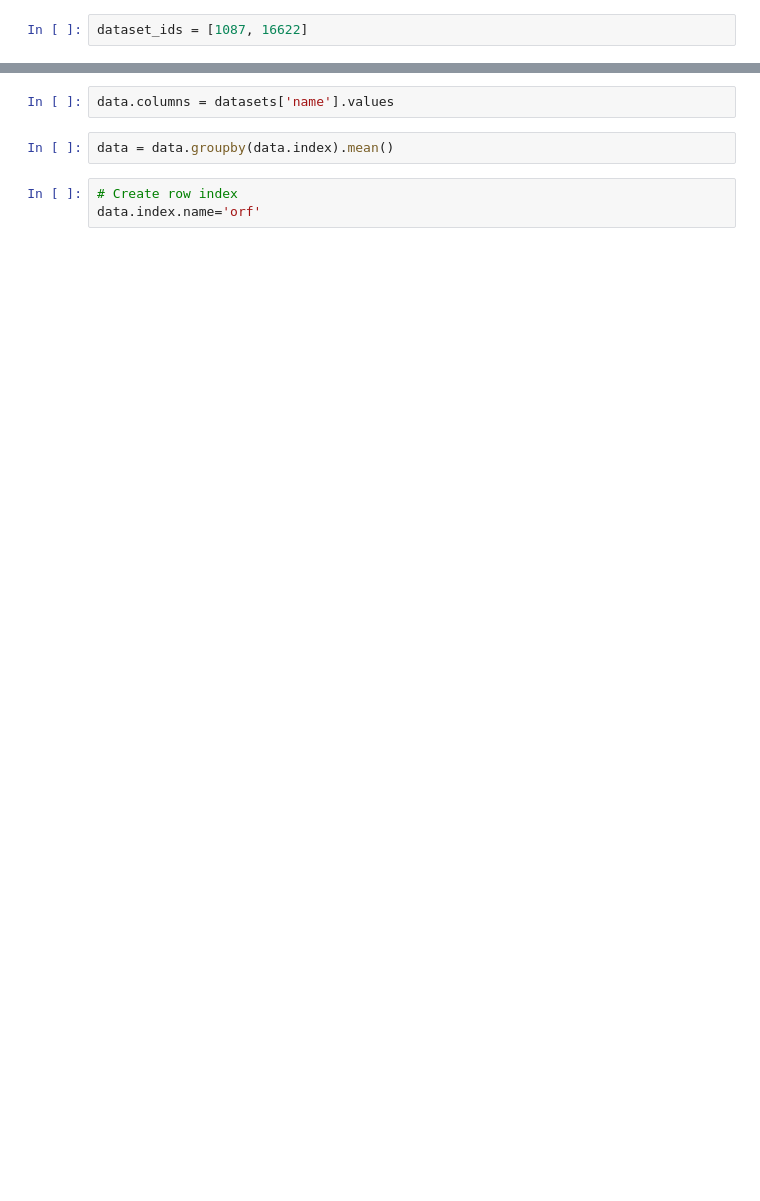
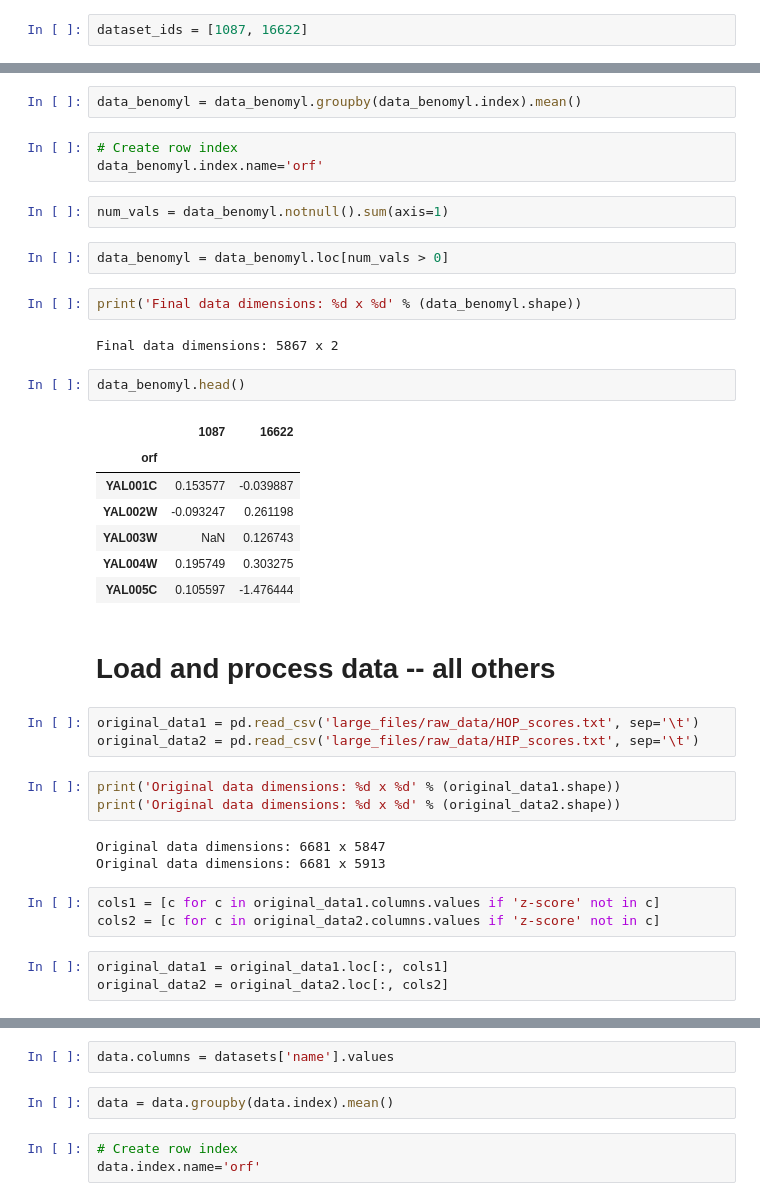
Before and after one commit to yeastphenome/yp-data, a Jupyter notebook: Datasets/24360837/code.ipynb, the cells around one changed output, grey strips where cells are left out. Cells and saved outputs as stored; diff of their text form; blank space fills up the shorter version.

```diff
--- a/Datasets/24360837/code.ipynb
+++ b/Datasets/24360837/code.ipynb
@@ -112,0 +118,40 @@ dataset_ids = [1087, 16622]
+# %%
+data_benomyl = data_benomyl.groupby(data_benomyl.index).mean()
+# %%
+# Create row index
+data_benomyl.index.name='orf'
+# %%
+num_vals = data_benomyl.notnull().sum(axis=1)
+# %%
+data_benomyl = data_benomyl.loc[num_vals > 0]
+# %%
+print('Final data dimensions: %d x %d' % (data_benomyl.shape))
+# %% [output]
+Final data dimensions: 5867 x 2
+# %%
+data_benomyl.head()
+# %% [output]
+|  | 1087 | 16622 |
+| orf |  |  |
+| YAL001C | 0.153577 | -0.039887 |
+| YAL002W | -0.093247 | 0.261198 |
+| YAL003W | NaN | 0.126743 |
+| YAL004W | 0.195749 | 0.303275 |
+| YAL005C | 0.105597 | -1.476444 |
+# %% [markdown]
+# Load and process data -- all others
+# %%
+original_data1 = pd.read_csv('large_files/raw_data/HOP_scores.txt', sep='\t')
+original_data2 = pd.read_csv('large_files/raw_data/HIP_scores.txt', sep='\t')
+# %%
+print('Original data dimensions: %d x %d' % (original_data1.shape))
+print('Original data dimensions: %d x %d' % (original_data2.shape))
+# %% [output]
+Original data dimensions: 6681 x 5847
+Original data dimensions: 6681 x 5913
+# %%
+cols1 = [c for c in original_data1.columns.values if 'z-score' not in c]
+cols2 = [c for c in original_data2.columns.values if 'z-score' not in c]
+# %%
+original_data1 = original_data1.loc[:, cols1]
+original_data2 = original_data2.loc[:, cols2]
```
Also changed, not shown: parts of 56 cells of this notebook, 7 other files.
